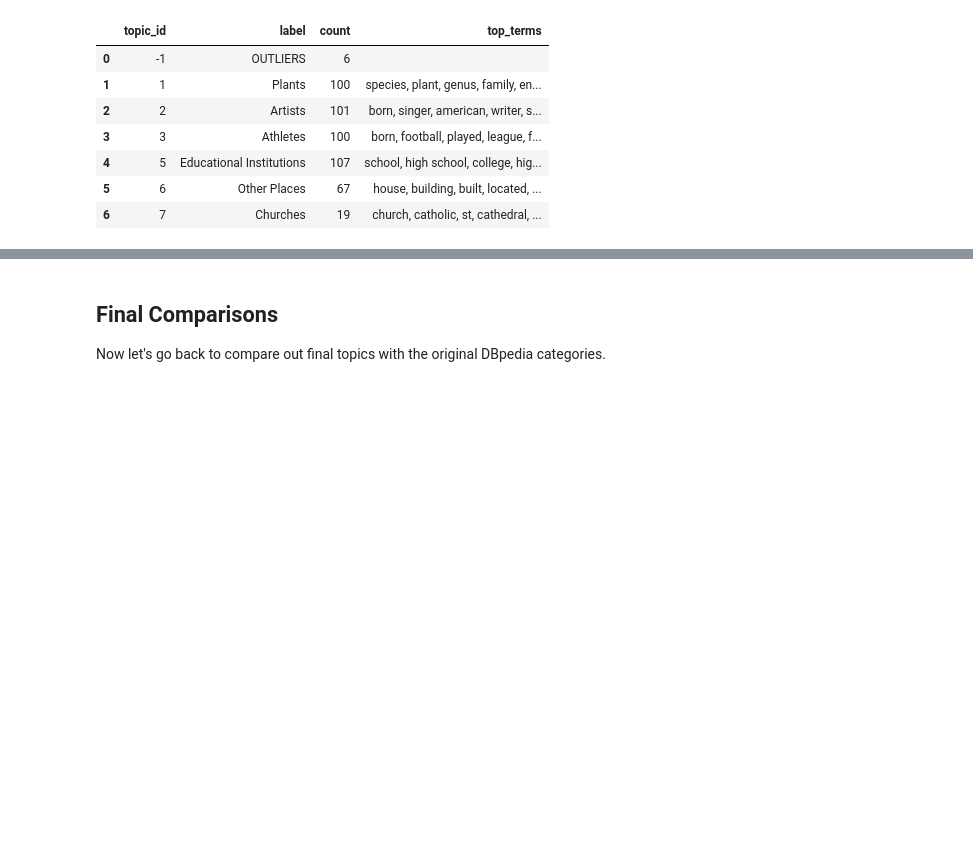
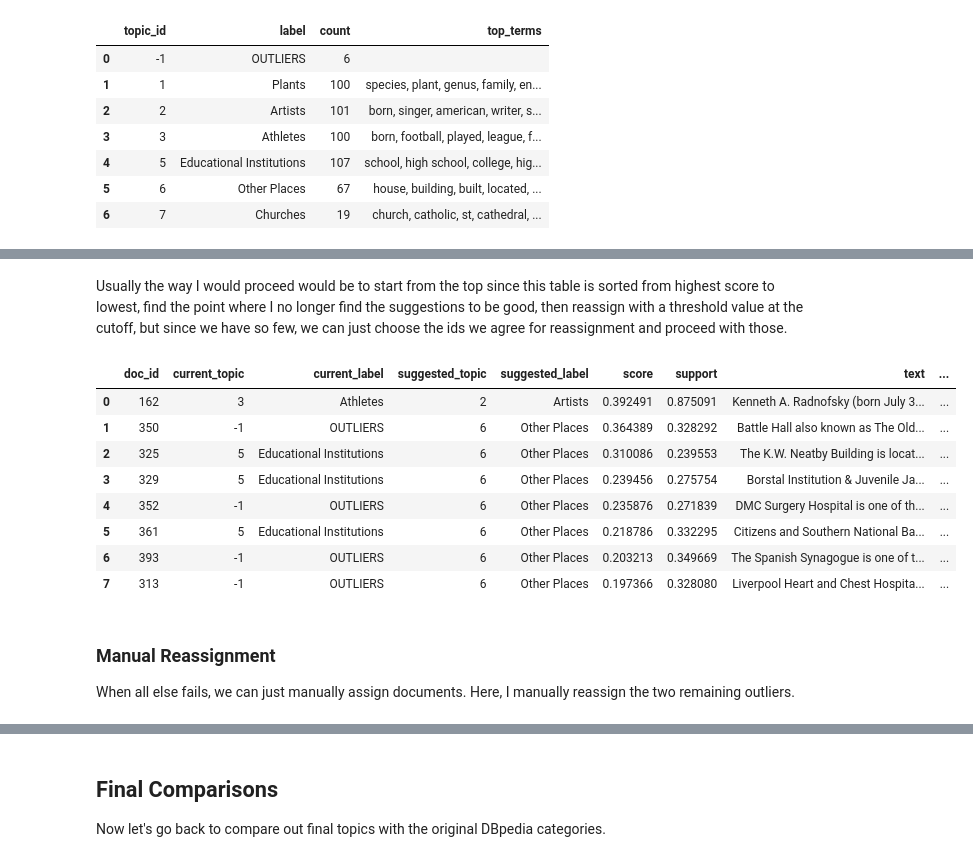
Before and after one commit to zacthinks/InteractiveTopicModel, a Jupyter notebook: examples/dbpedia_vignette.ipynb, the cells around one changed output, grey strips where cells are left out. Drawn from its saved outputs; the diff is of its cells as text; code cells hidden in the pictures; blank space fills up the shorter version.

```diff
--- a/examples/dbpedia_vignette.ipynb
+++ b/examples/dbpedia_vignette.ipynb
@@ -540,3 +558,21 @@ When all else fails, we can just manually assign documents.
+# %% [markdown]
+Usually the way I would proceed would be to start from the top since this table is sorted from highest score to lowest, find the point where I no longer find the suggestions to be good, then reassign with a threshold value at the cutoff, but since we have so few, we can just choose the ids we agree for reassignment and proceed with those.
+# %%
+itm.reassign_docs([162, 350, 325, 329, 352, 361, 393, 313], threshold=0.0)
+# %% [output]
+|  | doc_id | current_topic | current_label | suggested_topic | suggested_label | score | support | text | ... |
+| 0 | 162 | 3 | Athletes | 2 | Artists | 0.392491 | 0.875091 | Kenneth A. Radnofsky (born July 3... | ... |
+| 1 | 350 | -1 | OUTLIERS | 6 | Other Places | 0.364389 | 0.328292 | Battle Hall also known as The Old... | ... |
+| 2 | 325 | 5 | Educational Institutions | 6 | Other Places | 0.310086 | 0.239553 | The K.W. Neatby Building is locat... | ... |
+| 3 | 329 | 5 | Educational Institutions | 6 | Other Places | 0.239456 | 0.275754 | Borstal Institution & Juvenile Ja... | ... |
+| 4 | 352 | -1 | OUTLIERS | 6 | Other Places | 0.235876 | 0.271839 | DMC Surgery Hospital is one of th... | ... |
+| 5 | 361 | 5 | Educational Institutions | 6 | Other Places | 0.218786 | 0.332295 | Citizens and Southern National Ba... | ... |
+| 6 | 393 | -1 | OUTLIERS | 6 | Other Places | 0.203213 | 0.349669 | The Spanish Synagogue is one of t... | ... |
+| 7 | 313 | -1 | OUTLIERS | 6 | Other Places | 0.197366 | 0.328080 | Liverpool Heart and Chest Hospita... | ... |
+# %% [markdown]
+### Manual Reassignment
+
+When all else fails, we can just manually assign documents. Here, I manually reassign the two remaining outliers.
 # %%
 list(zip(itm.outlier_topic.get_doc_ids(), itm.outlier_topic.get_texts()))
 # %% [output]
```
Also changed, not shown: parts of 18 cells of this notebook, 1 other file.
